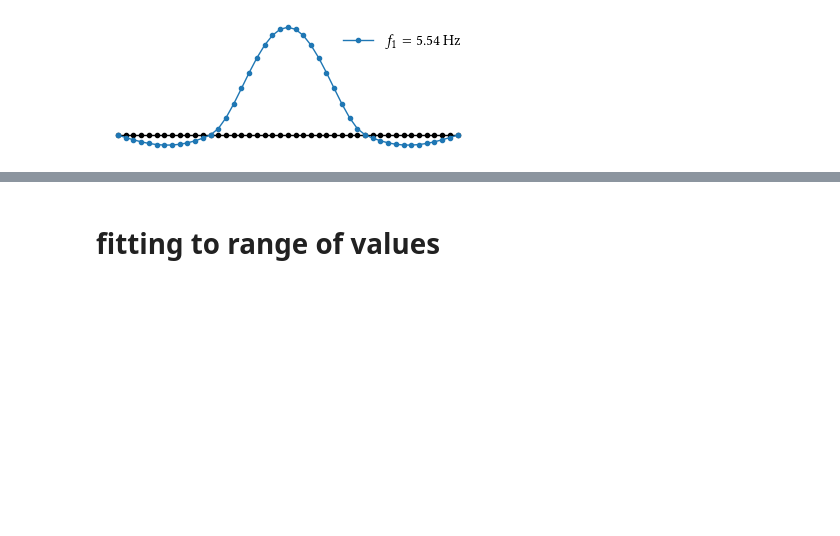
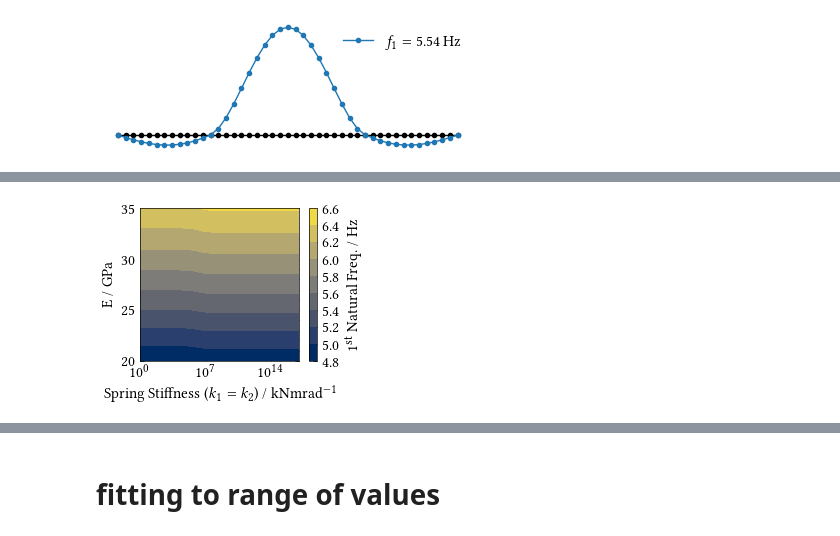
Before and after one commit to alanjferguson/thesis-figure-code, a Jupyter notebook: chapter_5/0_gracehill_fe_model.ipynb, the cells around one changed output, grey strips where cells are left out. Saved outputs shown, nothing was run; the diff lists cells and outputs as text; code cells hidden in the pictures; blank space fills up the shorter version.

```diff
--- a/chapter_5/0_gracehill_fe_model.ipynb
+++ b/chapter_5/0_gracehill_fe_model.ipynb
@@ -125,0 +128,8 @@ f_max: 6.16Hz -> E=32.613GPa
+# %%
+beam_ss = construct_model_GH()
+beam_ss.update_model()
+
+beam_ff = construct_model_GH()
+beam_ff.fix_node(beam_ff.x_pos_to_node(0))
+beam_ff.fix_node(beam_ff.x_pos_to_node(np.sum(beam_ff.L)))
+beam_ff.update_model()
@@ -125,0 +244,14 @@ f_max: 6.16Hz -> E=32.613GPa
+# %%
+beam = construct_model_GH()
+
+for i,E in enumerate(E_vals):
+    beam.E = E
+    beam.update_model()
+
+    for j,k in enumerate(K_vals):
+        del beam.supports[2:]
+        beam.add_springdamper_support(beam.x_pos_to_node(0), 0, k, 0, 0)
+        beam.add_springdamper_support(beam.x_pos_to_node(np.sum(beam.L)), 0, k, 0, 0)
+        beam.update_model()
+
+        f_vals[i,j] = beam.calc_modal_freqs()[0]
@@ -125,0 +263,16 @@ f_max: 6.16Hz -> E=32.613GPa
+# %%
+fig, axes = plt.subplots(figsize=(ajf_plts.text_width_inches / 2.0, ajf_plts.fig_height_inches))
+
+plt.contourf(K_vals / 1e3, E_vals / 1e9, f_vals)
+
+plt.xlabel('Spring Stiffness ($k_1=k_2$) / kNmrad$^{-1}$')
+plt.semilogx()
+
+plt.ylabel('E / GPa')
+
+plt.colorbar().set_label(r'1\textsuperscript{st} Natural Freq. / \unit{\hertz}')
+
+plt.tight_layout()
+ajf_plts.save_fig(fig, 'figGHwRotSpringK1=K2.pdf')
+# %% [output]
+[figure, added]
```
Also changed, not shown: parts of 32 cells of this notebook, 2 other files.
